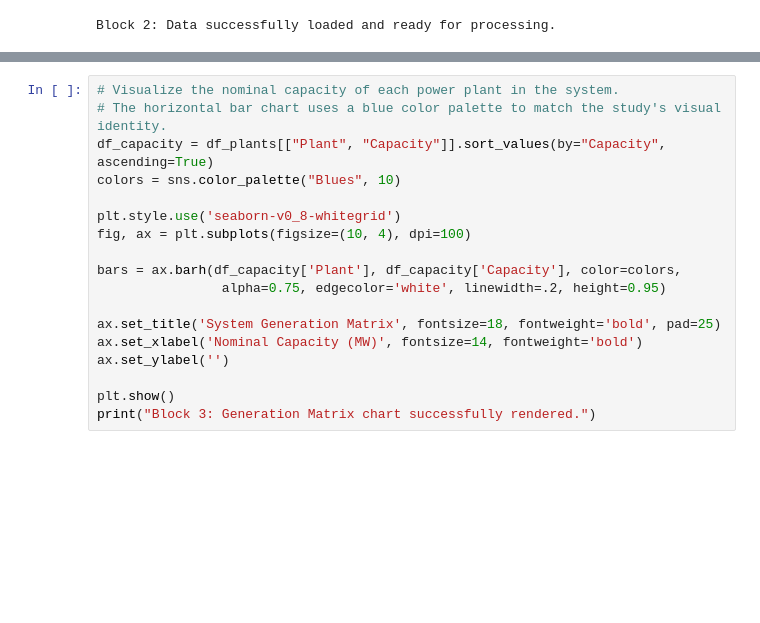
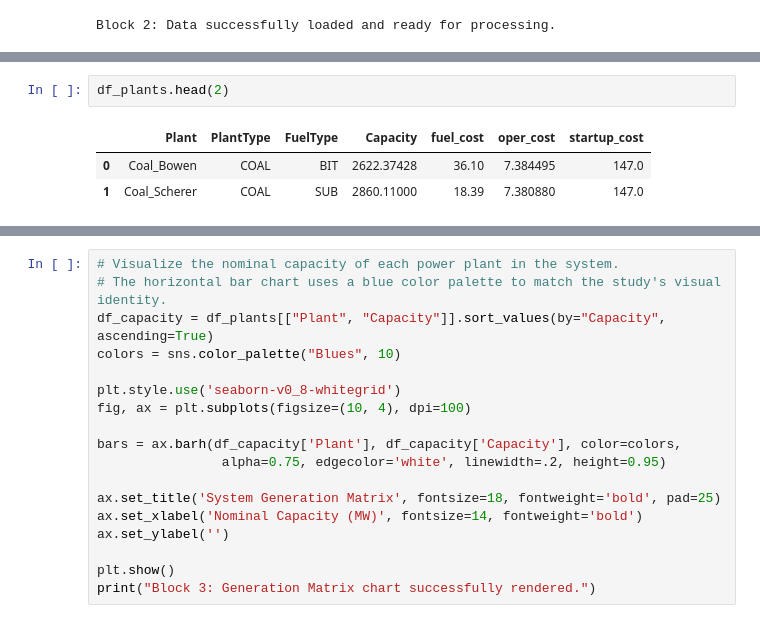
Before and after one commit to brysonje/Operations_research, a Jupyter notebook: Power_plant_schedule_problem.ipynb, the cells around one changed output, grey strips where cells are left out. Cells and saved outputs as stored; diff of their text form; blank space fills up the shorter version.

```diff
--- a/Power_plant_schedule_problem.ipynb
+++ b/Power_plant_schedule_problem.ipynb
@@ -31,0 +38,6 @@ Block 2: Data successfully loaded and ready for processing.
+# %%
+df_plants.head(2)
+# %% [output]
+|  | Plant | PlantType | FuelType | Capacity | fuel_cost | oper_cost | startup_cost |
+| 0 | Coal_Bowen | COAL | BIT | 2622.37428 | 36.10 | 7.384495 | 147.0 |
+| 1 | Coal_Scherer | COAL | SUB | 2860.11000 | 18.39 | 7.380880 | 147.0 |
```
Also changed, not shown: parts of 3 cells of this notebook.
